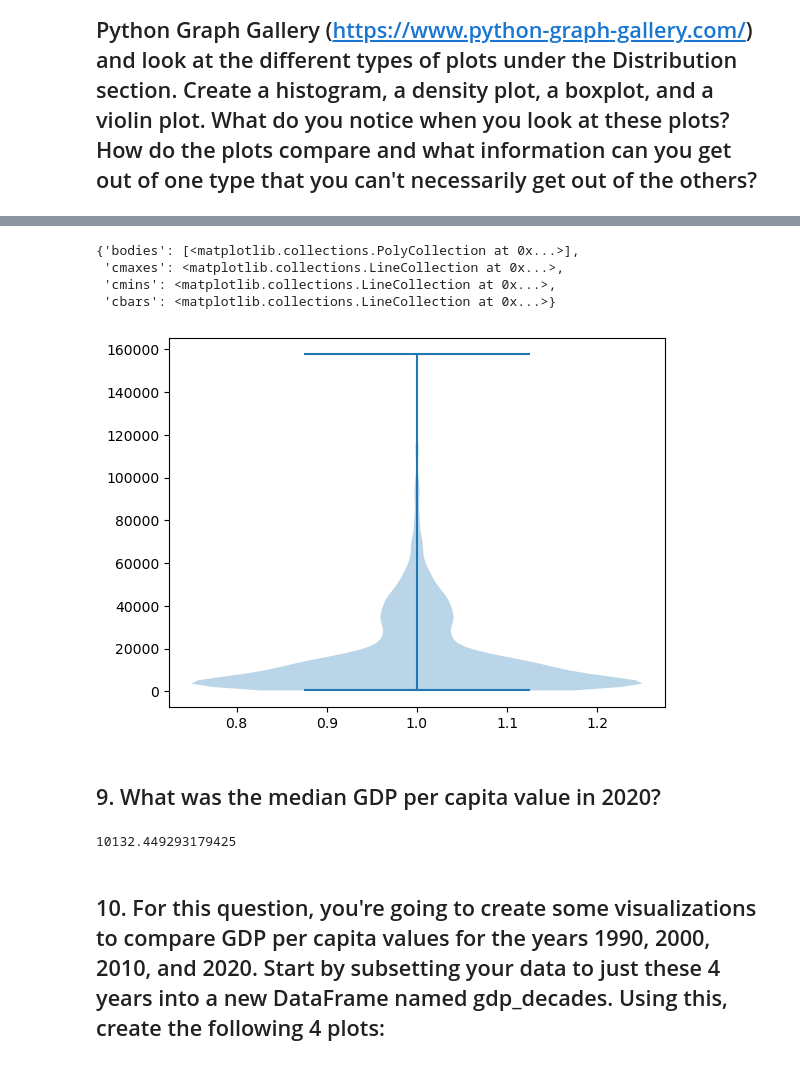
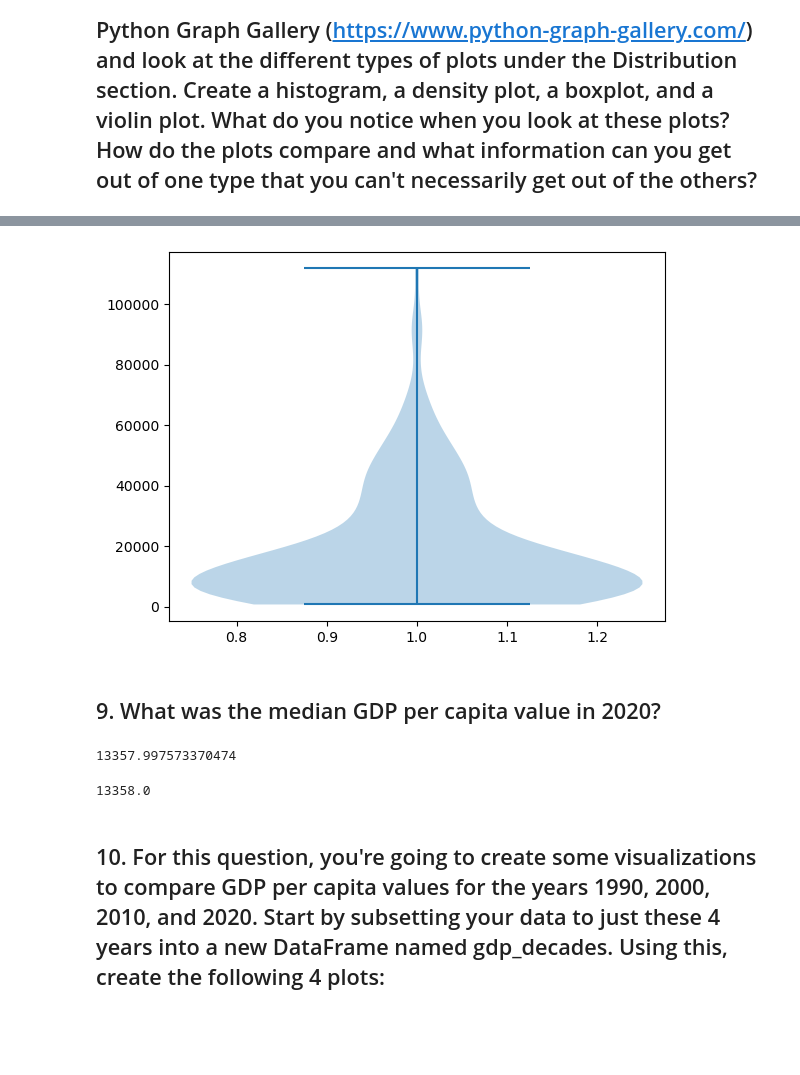
Before and after one commit to NSS-Data-Analytics-Cohort-12/un-python-John-ODell, a Jupyter notebook: notebooks/UN_JohnO.ipynb, the cells around one changed output, grey strips where cells are left out. Saved outputs shown, nothing was run; the diff lists cells and outputs as text; code cells hidden in the pictures; blank space fills up the shorter version.

```diff
--- a/notebooks/UN_JohnO.ipynb
+++ b/notebooks/UN_JohnO.ipynb
@@ -105,2 +141,4 @@ gdp_df_7_less_countries.head()
 # %% [markdown]
 ## 8. In this question, you're going to create some plots to show the distribution of GDP per capita for the year 2020. Go to the Python Graph Gallery (https://www.python-graph-gallery.com/) and look at the different types of plots under the Distribution section. Create a histogram, a density plot, a boxplot, and a violin plot. What do you notice when you look at these plots? How do the plots compare and what information can you get out of one type that you can't necessarily get out of the others?
+# %%
+gdp_df_2020 = gdp_df[gdp_df['Year']==2020]
@@ -134,17 +177,18 @@ plt.boxplot(gdp_df.GDP_Per_Capita)
 # %%
-plt.violinplot(gdp_df.GDP_Per_Capita)
+plt.violinplot(gdp_df_2020['GDP_Per_Capita'])
+plt.show()
 # %% [output]
-{'bodies': [<matplotlib.collections.PolyCollection at 0x...>],
- 'cmaxes': <matplotlib.collections.LineCollection at 0x...>,
- 'cmins': <matplotlib.collections.LineCollection at 0x...>,
- 'cbars': <matplotlib.collections.LineCollection at 0x...>}
-[figure, old version]
+[figure, new version]
 # %% [markdown]
 ## 9. What was the median GDP per capita value in 2020?
 # %%
-gdp_df['GDP_Per_Capita'].median()
+gdp_df_2020['GDP_Per_Capita'].median()
 # %% [output]
-10132.449293179425
+13357.997573370474
+# %%
+round(gdp_df_2020['GDP_Per_Capita'].median(),2)
+# %% [output]
+13358.0
 # %% [markdown]
 ## 10. For this question, you're going to create some visualizations to compare GDP per capita values for the years 1990, 2000, 2010, and 2020. Start by subsetting your data to just these 4 years into a new DataFrame named gdp_decades. Using this, create the following 4 plots:
 	* A boxplot
```
Also changed, not shown: parts of 112 cells of this notebook.
